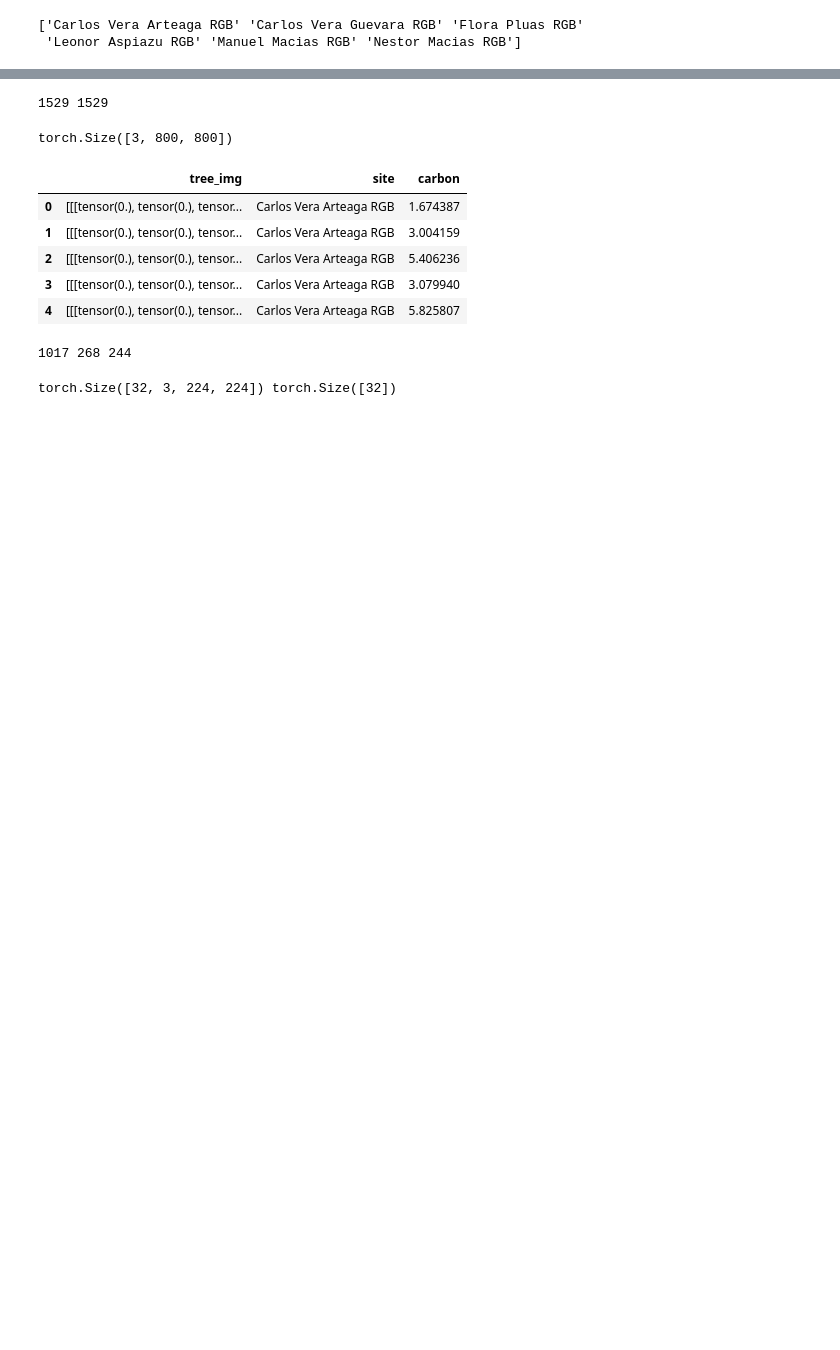
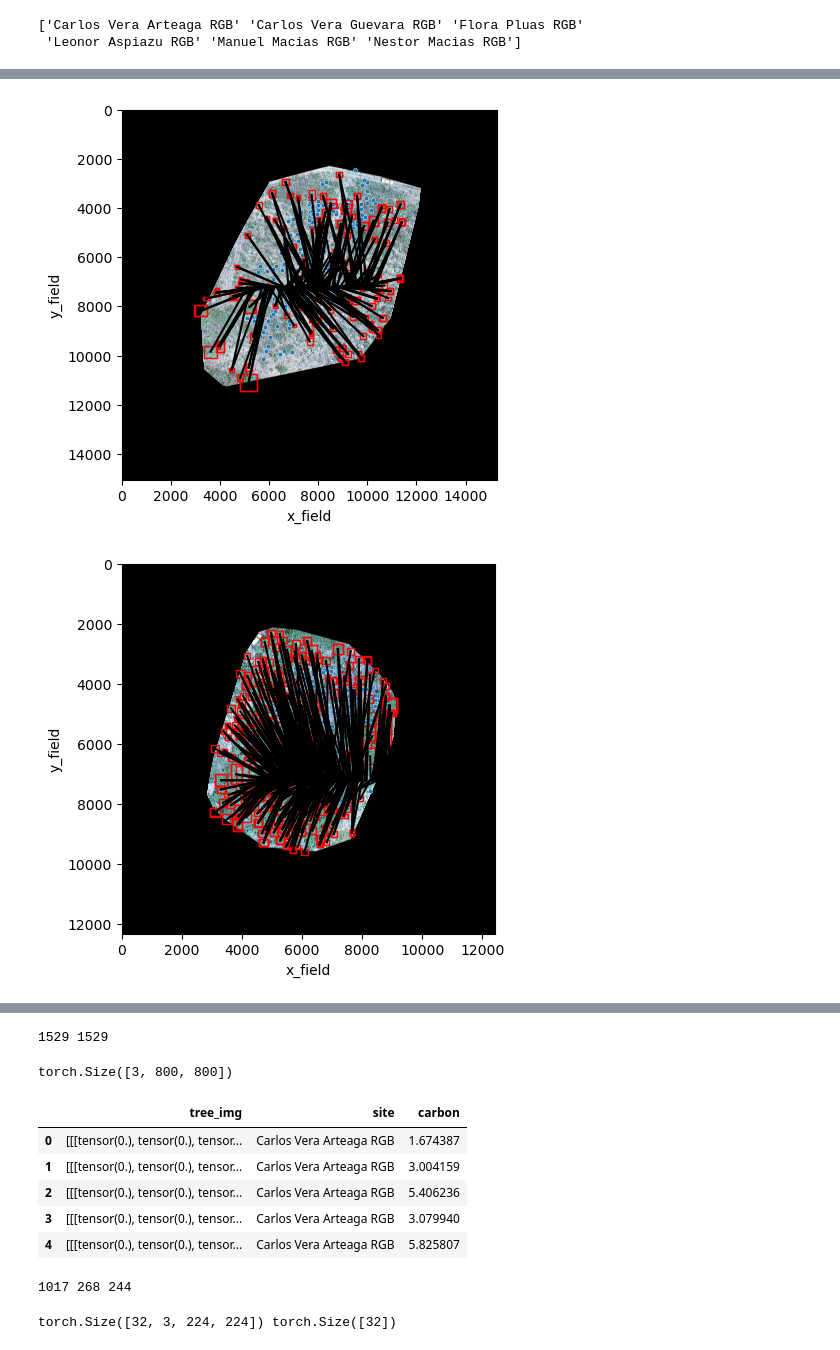
Before and after one commit to TimEngelmann/ai4est, a Jupyter notebook: exploration/tree_crowns_benchmark.ipynb, the cells around one changed output, grey strips where cells are left out. Saved outputs shown, nothing was run; the diff lists cells and outputs as text; code cells hidden in the pictures; blank space fills up the shorter version.

```diff
--- a/exploration/tree_crowns_benchmark.ipynb
+++ b/exploration/tree_crowns_benchmark.ipynb
@@ -131,0 +147,27 @@ tree_crowns_filtered.head()
+# %%
+for site in sites:
+    image_site= cv2.imread(f"/Users/victoriabarenne/ai4good/dataset/sites/{site}_unpadded_image.png")
+    df_site= tree_crowns_filtered[tree_crowns_filtered["site"]==site]
+
+    ax = plt.gca()
+    plt.imshow(image_site)
+    sns.scatterplot(data=df_site, x="x_field", y="y_field", s=10)
+
+    for i in range(len(df_site)):
+        box = df_site.iloc[i]["coord"]
+        tree_rec = plt.Rectangle((box[0], box[1]), box[2] - box[0], box[3] - box[1], linewidth=1,
+                                 edgecolor='r', facecolor='none')
+
+        x_center= df_site.iloc[i]["x_center"]
+        y_center= df_site.iloc[i]["y_center"]
+        x_field= df_site.iloc[i]["x_field"]
+        y_filed= df_site.iloc[i]["y_field"]
+
+        plt.plot([x_center,x_field],[y_center,y_field], color="black")
+        ax.add_patch(tree_rec)
+
+
+    plt.show()
+# %% [output]
+[figure, added]
+[figure, added]
```
Also changed, not shown: parts of 13 cells of this notebook, 1 other file.
